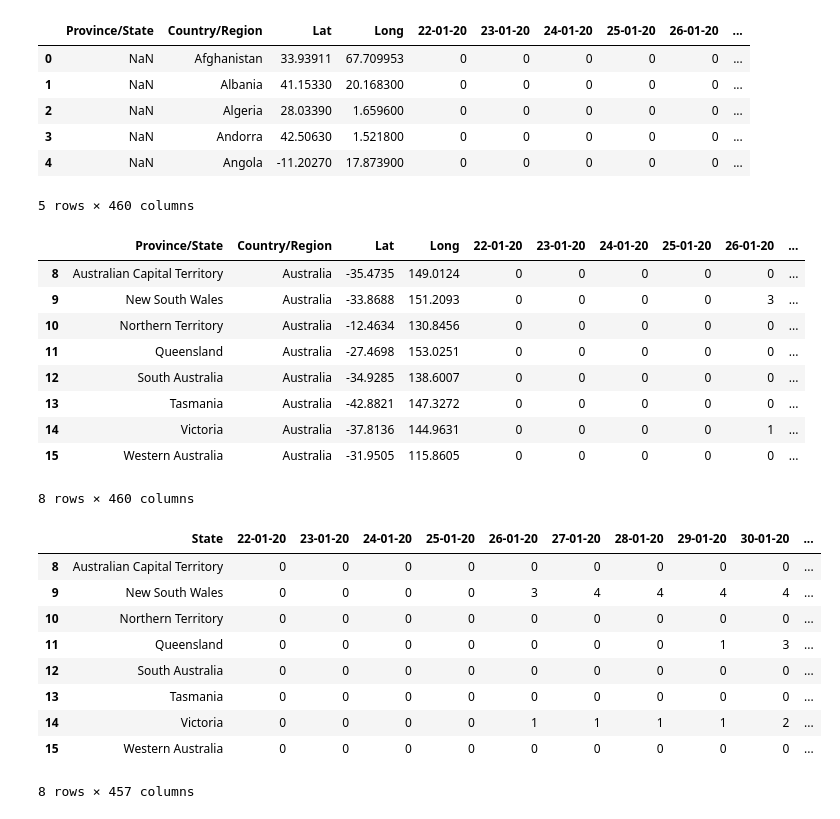
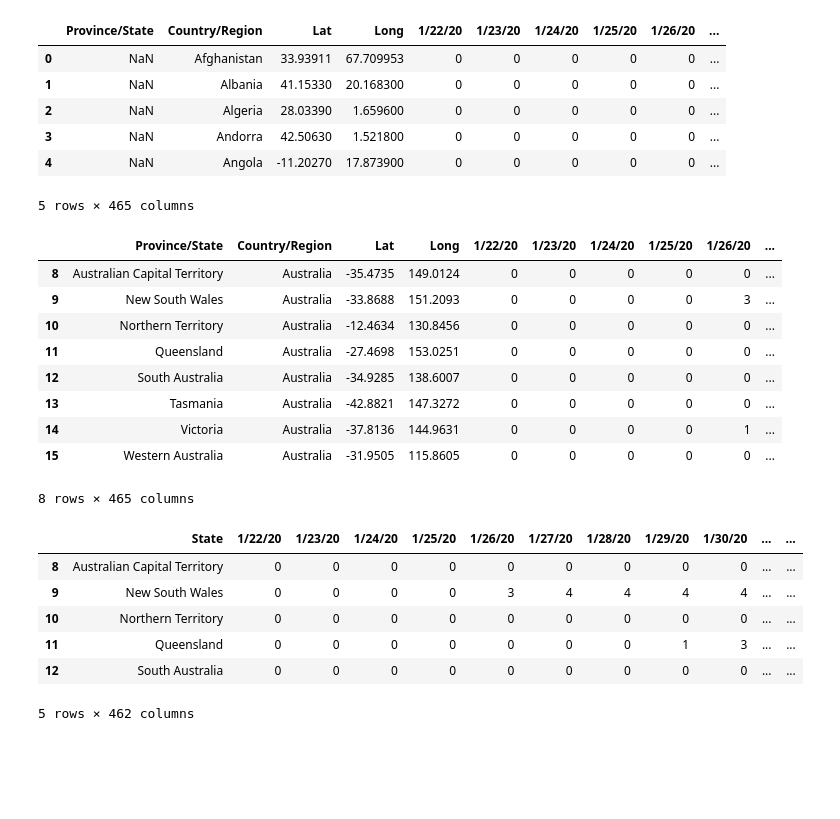
Before and after one commit to rfcamo/group5project, a Jupyter notebook: Covid Data Clean.ipynb, the cells around one changed output. Saved outputs shown, nothing was run; the diff lists cells and outputs as text; code cells hidden in the pictures; blank space fills up the shorter version.

```diff
--- a/Covid Data Clean.ipynb
+++ b/Covid Data Clean.ipynb
@@ -2,7 +2,7 @@
 import pandas as pd
 #retrieving data
 # %%
-cases_data = "Resources/time_series_covid19_confirmed_global_metricdate.csv"
+cases_data = "Resources/time_series_covid19_confirmed_global.csv"
 cases_data = pd.DataFrame(pd.read_csv(cases_data))
 deaths_data = "Resources/time_series_covid19_deaths_global_metricdate.csv"
 deaths_data = pd.DataFrame(pd.read_csv(deaths_data))
@@ -12,20 +12,20 @@ precovid_data = "Resources/time_series_precovid19_australia.csv"
 precovid_data = pd.DataFrame(pd.read_csv(precovid_data))
 cases_data.head()
 # %% [output]
-|  | Province/State | Country/Region | Lat | Long | 22-01-20 | 23-01-20 | 24-01-20 | 25-01-20 | 26-01-20 | ... |
+|  | Province/State | Country/Region | Lat | Long | 1/22/20 | 1/23/20 | 1/24/20 | 1/25/20 | 1/26/20 | ... |
 | 0 | NaN | Afghanistan | 33.93911 | 67.709953 | 0 | 0 | 0 | 0 | 0 | ... |
 | 1 | NaN | Albania | 41.15330 | 20.168300 | 0 | 0 | 0 | 0 | 0 | ... |
 | 2 | NaN | Algeria | 28.03390 | 1.659600 | 0 | 0 | 0 | 0 | 0 | ... |
 | 3 | NaN | Andorra | 42.50630 | 1.521800 | 0 | 0 | 0 | 0 | 0 | ... |
 | 4 | NaN | Angola | -11.20270 | 17.873900 | 0 | 0 | 0 | 0 | 0 | ... |
-5 rows × 460 columns
+5 rows × 465 columns
 # %%
 australian_cases = cases_data.loc[cases_data["Country/Region"] == 'Australia', :]
 australian_deaths = deaths_data.loc[deaths_data["Country/Region"] == 'Australia', :]
 australian_recovered = recovered_data.loc[recovered_data["Country/Region"] == 'Australia', :]
 australian_cases
 # %% [output]
-|  | Province/State | Country/Region | Lat | Long | 22-01-20 | 23-01-20 | 24-01-20 | 25-01-20 | 26-01-20 | ... |
+|  | Province/State | Country/Region | Lat | Long | 1/22/20 | 1/23/20 | 1/24/20 | 1/25/20 | 1/26/20 | ... |
 | 8 | Australian Capital Territory | Australia | -35.4735 | 149.0124 | 0 | 0 | 0 | 0 | 0 | ... |
 | 9 | New South Wales | Australia | -33.8688 | 151.2093 | 0 | 0 | 0 | 0 | 3 | ... |
 | 10 | Northern Territory | Australia | -12.4634 | 130.8456 | 0 | 0 | 0 | 0 | 0 | ... |
@@ -34,7 +34,7 @@ australian_cases
 | 13 | Tasmania | Australia | -42.8821 | 147.3272 | 0 | 0 | 0 | 0 | 0 | ... |
 | 14 | Victoria | Australia | -37.8136 | 144.9631 | 0 | 0 | 0 | 0 | 1 | ... |
 | 15 | Western Australia | Australia | -31.9505 | 115.8605 | 0 | 0 | 0 | 0 | 0 | ... |
-8 rows × 460 columns
+8 rows × 465 columns
 # %%
 australian_cases = australian_cases.drop(["Country/Region","Lat", "Long"], axis = 1)
 australian_deaths = australian_deaths.drop(["Country/Region","Lat", "Long"], axis = 1)
@@ -42,18 +42,15 @@ australian_recovered = australian_recovered.drop(["Country/Region","Lat", "Long"
 # %%
 australian_cases = australian_cases.rename(columns={"Province/State" : "State"})
 australian_deaths = australian_deaths.rename(columns={"Province/State" : "State"})
 australian_recovered = australian_recovered.rename(columns={"Province/State" : "State"})
 precovid_data = precovid_data.rename(columns={"Province/State" : "State"})
-australian_cases
+australian_cases.head()
 # %% [output]
-|  | State | 22-01-20 | 23-01-20 | 24-01-20 | 25-01-20 | 26-01-20 | 27-01-20 | 28-01-20 | 29-01-20 | 30-01-20 | ... |
-| 8 | Australian Capital Territory | 0 | 0 | 0 | 0 | 0 | 0 | 0 | 0 | 0 | ... |
-| 9 | New South Wales | 0 | 0 | 0 | 0 | 3 | 4 | 4 | 4 | 4 | ... |
-| 10 | Northern Territory | 0 | 0 | 0 | 0 | 0 | 0 | 0 | 0 | 0 | ... |
-| 11 | Queensland | 0 | 0 | 0 | 0 | 0 | 0 | 0 | 1 | 3 | ... |
-| 12 | South Australia | 0 | 0 | 0 | 0 | 0 | 0 | 0 | 0 | 0 | ... |
-| 13 | Tasmania | 0 | 0 | 0 | 0 | 0 | 0 | 0 | 0 | 0 | ... |
-| 14 | Victoria | 0 | 0 | 0 | 0 | 1 | 1 | 1 | 1 | 2 | ... |
-| 15 | Western Australia | 0 | 0 | 0 | 0 | 0 | 0 | 0 | 0 | 0 | ... |
+|  | State | 1/22/20 | 1/23/20 | 1/24/20 | 1/25/20 | 1/26/20 | 1/27/20 | 1/28/20 | 1/29/20 | 1/30/20 | ... | ... |
+| 8 | Australian Capital Territory | 0 | 0 | 0 | 0 | 0 | 0 | 0 | 0 | 0 | ... | ... |
+| 9 | New South Wales | 0 | 0 | 0 | 0 | 3 | 4 | 4 | 4 | 4 | ... | ... |
+| 10 | Northern Territory | 0 | 0 | 0 | 0 | 0 | 0 | 0 | 0 | 0 | ... | ... |
+| 11 | Queensland | 0 | 0 | 0 | 0 | 0 | 0 | 0 | 1 | 3 | ... | ... |
+| 12 | South Australia | 0 | 0 | 0 | 0 | 0 | 0 | 0 | 0 | 0 | ... | ... |
-8 rows × 457 columns
+5 rows × 462 columns
 # %%
```
Also changed, not shown: parts of 37 cells of this notebook, 3 other files.
